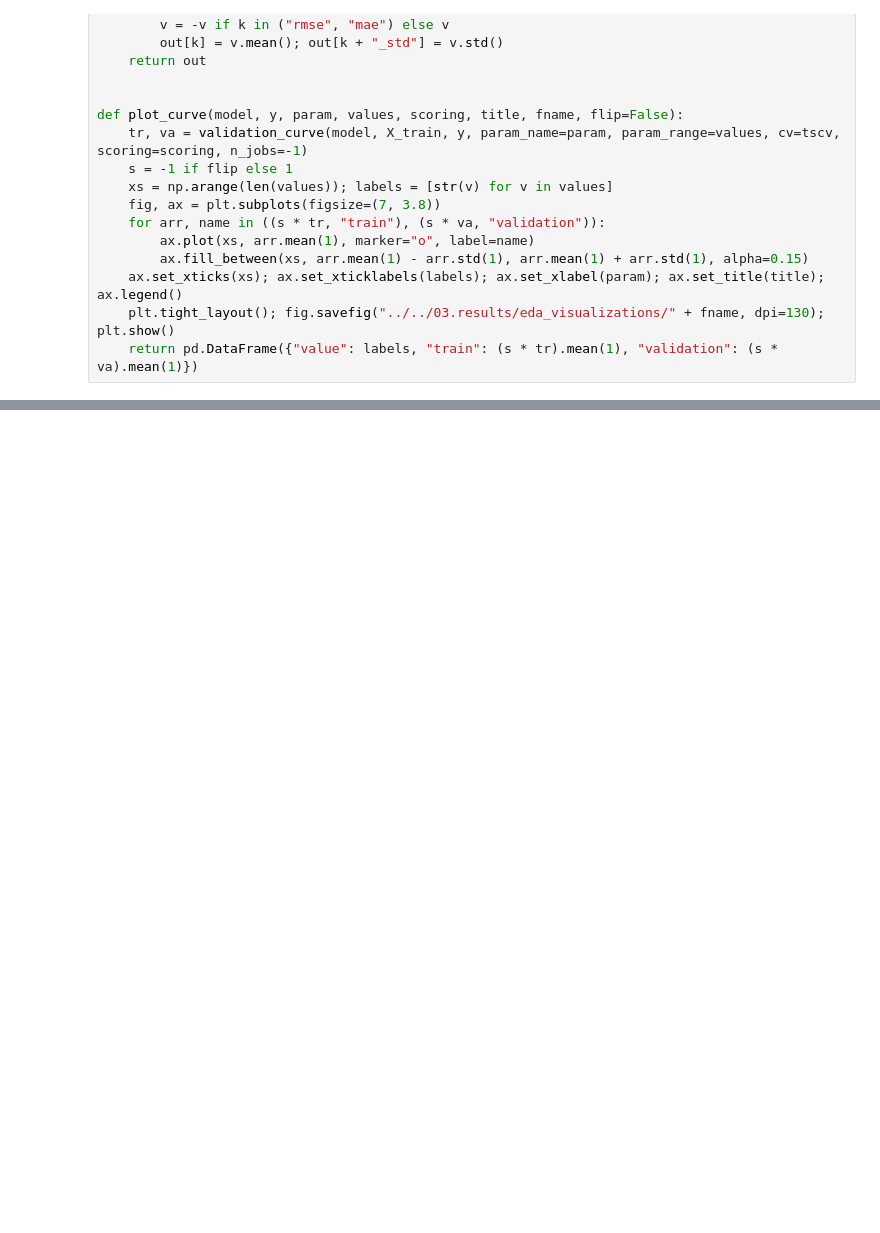
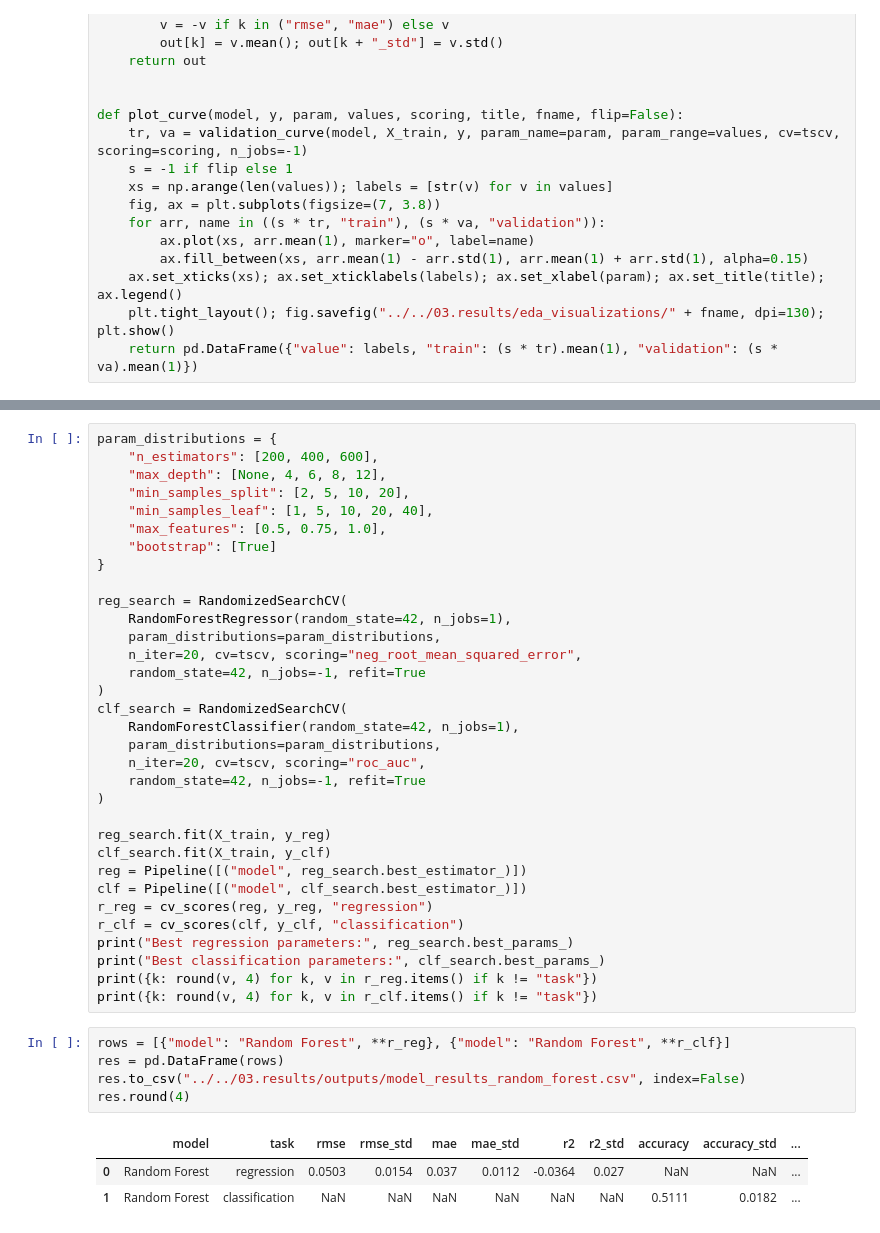
Before and after one commit to FaijAhamed-ML/ATOM-USDT-CRYPTOCURRENCY-ML-MODEL-PREDICTION, a Jupyter notebook: 02.notebook/03.model_Selection/02.random_forest.ipynb, the cells around one changed output, grey strips where cells are left out. Drawn from its saved outputs; the diff is of its cells as text; blank space fills up the shorter version.

```diff
--- a/02.notebook/03.model_Selection/02.random_forest.ipynb
+++ b/02.notebook/03.model_Selection/02.random_forest.ipynb
@@ -47,0 +77,42 @@ print({k: round(v, 4) for k, v in r_reg.items() if k != "task"}); print({k: roun
+# %%
+param_distributions = {
+    "n_estimators": [200, 400, 600],
+    "max_depth": [None, 4, 6, 8, 12],
+    "min_samples_split": [2, 5, 10, 20],
+    "min_samples_leaf": [1, 5, 10, 20, 40],
+    "max_features": [0.5, 0.75, 1.0],
+    "bootstrap": [True]
+}
+
+reg_search = RandomizedSearchCV(
+    RandomForestRegressor(random_state=42, n_jobs=1),
+    param_distributions=param_distributions,
+    n_iter=20, cv=tscv, scoring="neg_root_mean_squared_error",
+    random_state=42, n_jobs=-1, refit=True
+)
+clf_search = RandomizedSearchCV(
+    RandomForestClassifier(random_state=42, n_jobs=1),
+    param_distributions=param_distributions,
+    n_iter=20, cv=tscv, scoring="roc_auc",
+    random_state=42, n_jobs=-1, refit=True
+)
+
+reg_search.fit(X_train, y_reg)
+clf_search.fit(X_train, y_clf)
+reg = Pipeline([("model", reg_search.best_estimator_)])
+clf = Pipeline([("model", clf_search.best_estimator_)])
+r_reg = cv_scores(reg, y_reg, "regression")
+r_clf = cv_scores(clf, y_clf, "classification")
+print("Best regression parameters:", reg_search.best_params_)
+print("Best classification parameters:", clf_search.best_params_)
+print({k: round(v, 4) for k, v in r_reg.items() if k != "task"})
+print({k: round(v, 4) for k, v in r_clf.items() if k != "task"})
+# %%
+rows = [{"model": "Random Forest", **r_reg}, {"model": "Random Forest", **r_clf}]
+res = pd.DataFrame(rows)
+res.to_csv("../../03.results/outputs/model_results_random_forest.csv", index=False)
+res.round(4)
+# %% [output]
+|  | model | task | rmse | rmse_std | mae | mae_std | r2 | r2_std | accuracy | accuracy_std | ... |
+| 0 | Random Forest | regression | 0.0503 | 0.0154 | 0.037 | 0.0112 | -0.0364 | 0.027 | NaN | NaN | ... |
+| 1 | Random Forest | classification | NaN | NaN | NaN | NaN | NaN | NaN | 0.5111 | 0.0182 | ... |
```
Also changed, not shown: parts of 4 cells of this notebook, 4 other files.
